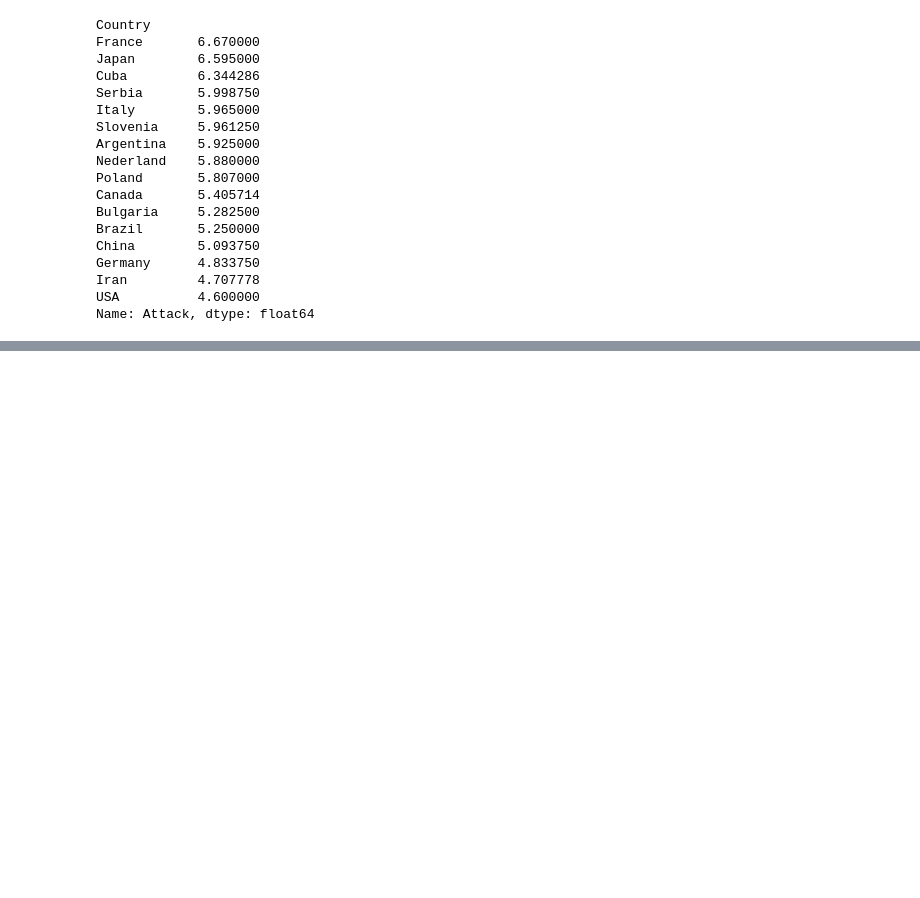
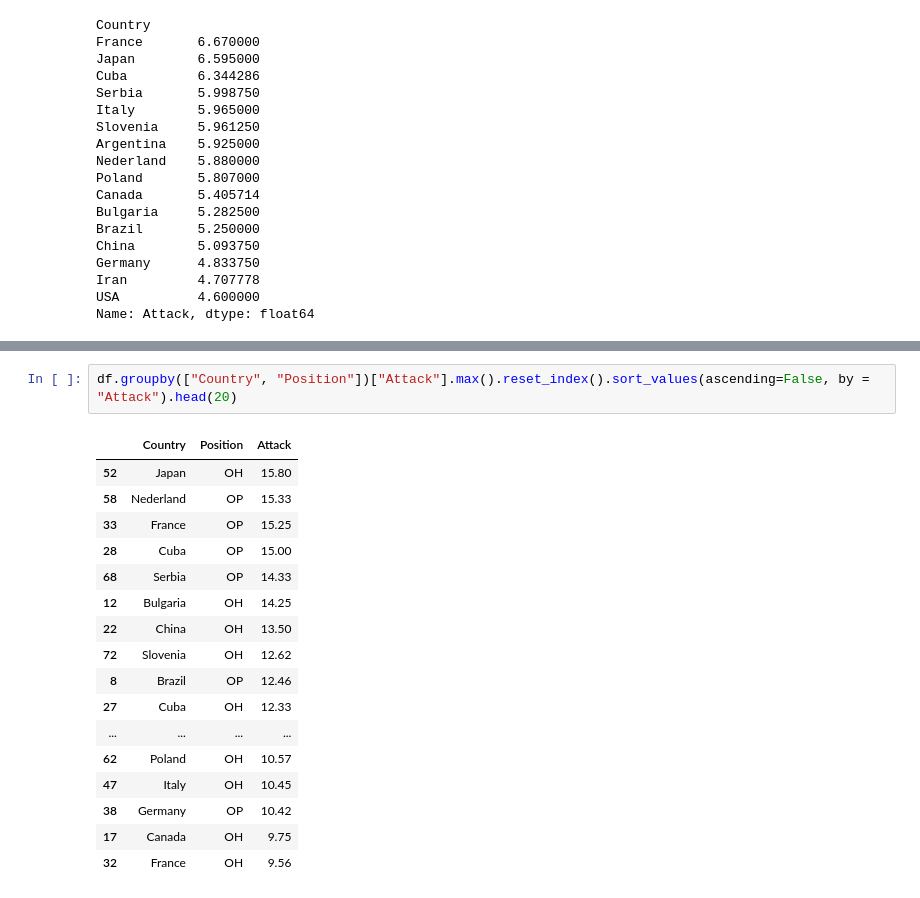
Before and after one commit to 98jperea/exploratory-data-analysis-volleybal-dataset, a Jupyter notebook: Notebook.ipynb, the cells around one changed output, grey strips where cells are left out. Cells and saved outputs as stored; diff of their text form; blank space fills up the shorter version.

```diff
--- a/Notebook.ipynb
+++ b/Notebook.ipynb
@@ -185,0 +218,20 @@ Name: Attack, dtype: float64
+# %%
+df.groupby(["Country", "Position"])["Attack"].max().reset_index().sort_values(ascending=False, by = "Attack").head(20)
+# %% [output]
+|  | Country | Position | Attack |
+| 52 | Japan | OH | 15.80 |
+| 58 | Nederland | OP | 15.33 |
+| 33 | France | OP | 15.25 |
+| 28 | Cuba | OP | 15.00 |
+| 68 | Serbia | OP | 14.33 |
+| 12 | Bulgaria | OH | 14.25 |
+| 22 | China | OH | 13.50 |
+| 72 | Slovenia | OH | 12.62 |
+| 8 | Brazil | OP | 12.46 |
+| 27 | Cuba | OH | 12.33 |
+| ... | ... | ... | ... |
+| 62 | Poland | OH | 10.57 |
+| 47 | Italy | OH | 10.45 |
+| 38 | Germany | OP | 10.42 |
+| 17 | Canada | OH | 9.75 |
+| 32 | France | OH | 9.56 |
```
Also changed, not shown: parts of 2 cells of this notebook.
